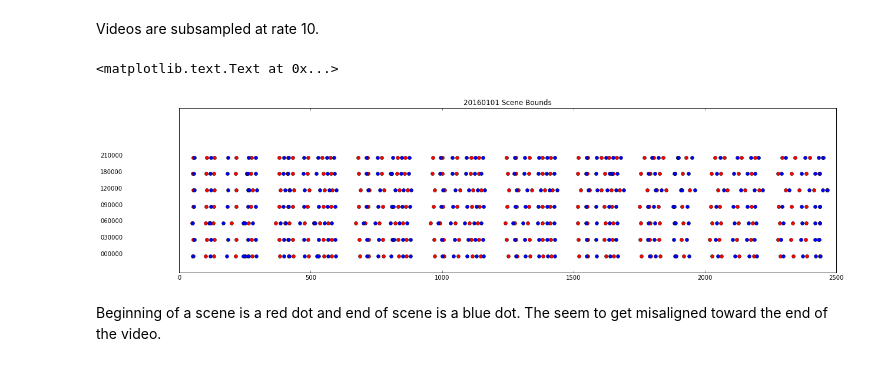
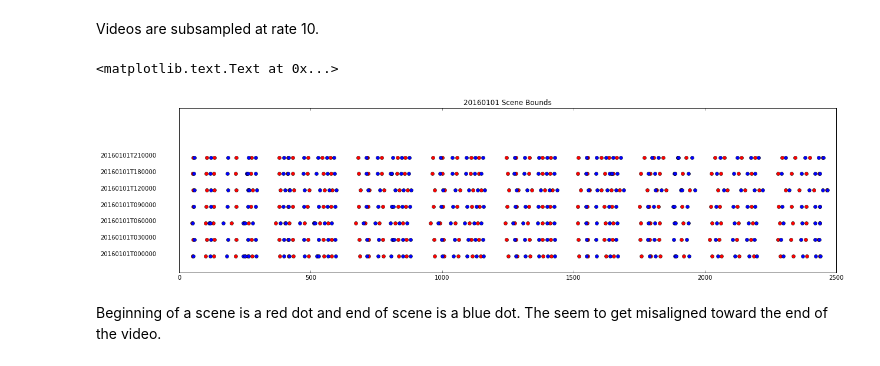
Before and after one commit to valentina-s/OOIVideos, a Jupyter notebook: notebooks/Visualize_Bounds.ipynb, the cells around one changed output. Saved outputs shown, nothing was run; the diff lists cells and outputs as text; code cells hidden in the pictures.

```diff
--- a/notebooks/Visualize_Bounds.ipynb
+++ b/notebooks/Visualize_Bounds.ipynb
@@ -18,21 +18,21 @@ listOfFiles = sorted(os.listdir(video_path))
 # %%
 fig = plt.figure(figsize = (20,5))
 height = 1
 fig.canvas.draw()
 for item in listOfFiles:
     if '0101' in item:
         bounds = pd.read_csv(os.path.join(video_path,item))
         plt.plot(bounds['LB'],height*np.ones(len(bounds['LB'])),'ro')
         plt.plot(bounds['UB'],height*np.ones(len(bounds['LB'])),'bo')
         height = height + 1
         plt.ylim([0,10])
-        plt.text(-300, height-1, item[16:-5])
+        plt.text(-300, height-1, item[7:-5])
 
 plt.axes().get_yaxis().set_visible(False)
 plt.title('20160101 Scene Bounds'  )
 # %% [output]
 <matplotlib.text.Text at 0x...>
-[figure, old version]
+[figure, new version]
 # %% [markdown]
 Beginning of a scene is a red dot and end of scene is a blue dot. The seem to get misaligned toward the end of the video.
 # %% [markdown]
```
Also changed, not shown: 5 other files.
